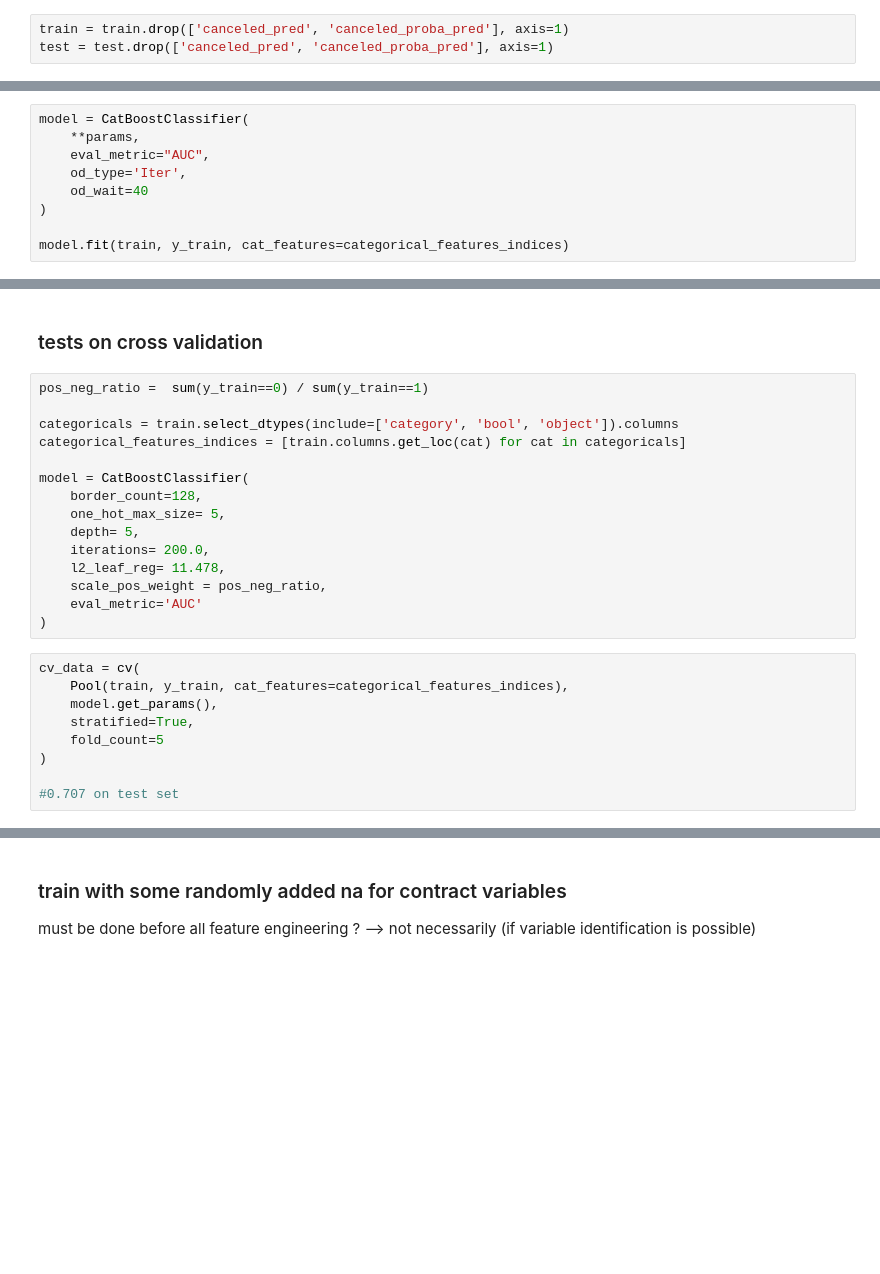
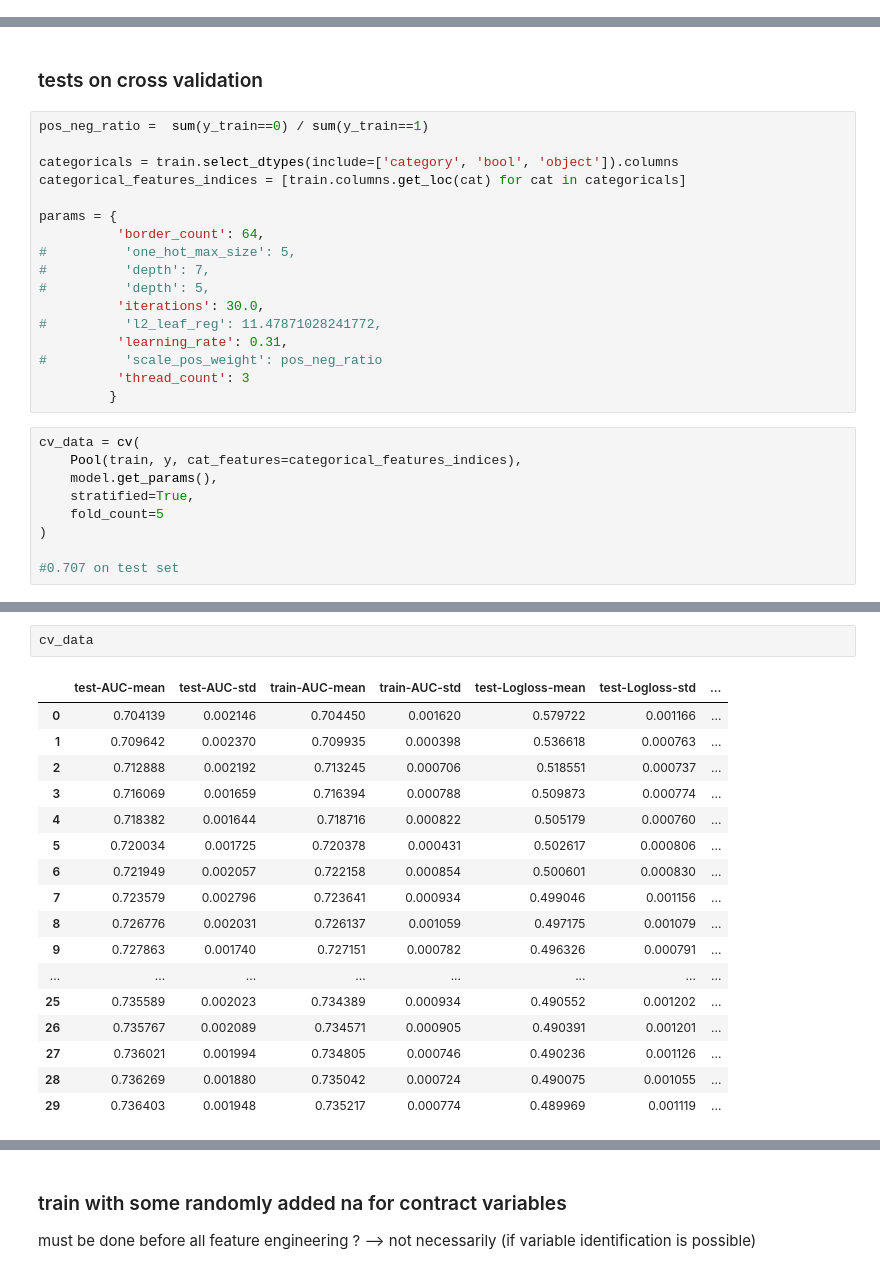
Before and after one commit to PhyxIt/DSC_home_service, a Jupyter notebook: notebooks/Modeling-Clean.ipynb, the cells around one changed output, grey strips where cells are left out. Saved outputs shown, nothing was run; the diff lists cells and outputs as text; blank space fills up the shorter version.

```diff
--- a/notebooks/Modeling-Clean.ipynb
+++ b/notebooks/Modeling-Clean.ipynb
@@ -419,9 +452,6 @@ cv_data = cv(Pool(X, y, cat_features=categorical_features_indices), model.get_pa
 print('Precise validation AUC score: {}'.format(np.max(cv_data['test-AUC-mean'])))
 # %% [markdown]
 ### Make submission
-# %%
-train = train.drop(['canceled_pred', 'canceled_proba_pred'], axis=1)
-test = test.drop(['canceled_pred', 'canceled_proba_pred'], axis=1)
 # %%
 categoricals = train.select_dtypes(include=['category', 'bool', 'object']).columns
 categorical_features_indices = [train.columns.get_loc(cat) for cat in categoricals]
@@ -444,9 +482,0 @@ params = {
-# %%
-model = CatBoostClassifier(
-    **params,
-    eval_metric="AUC",
-    od_type='Iter',
-    od_wait=40
-)
-
-model.fit(train, y_train, cat_features=categorical_features_indices)
@@ -498,18 +502,20 @@ pos_neg_ratio =  sum(y_train==0) / sum(y_train==1)
 categoricals = train.select_dtypes(include=['category', 'bool', 'object']).columns
 categorical_features_indices = [train.columns.get_loc(cat) for cat in categoricals]
 
-model = CatBoostClassifier(
-    border_count=128,
-    one_hot_max_size= 5,
-    depth= 5,
-    iterations= 200.0,
-    l2_leaf_reg= 11.478,
-    scale_pos_weight = pos_neg_ratio,
-    eval_metric='AUC'
-)
+params = {
+          'border_count': 64,
+#          'one_hot_max_size': 5,
+#          'depth': 7,
+#          'depth': 5,
+          'iterations': 30.0,
+#          'l2_leaf_reg': 11.47871028241772,
+          'learning_rate': 0.31,
+#          'scale_pos_weight': pos_neg_ratio
+          'thread_count': 3
+         }
 # %%
 cv_data = cv(
-    Pool(train, y_train, cat_features=categorical_features_indices),
+    Pool(train, y, cat_features=categorical_features_indices),
     model.get_params(),
     stratified=True,
     fold_count=5
@@ -519,2 +543,22 @@ cv_data = cv(
+# %%
+cv_data
+# %% [output]
+|  | test-AUC-mean | test-AUC-std | train-AUC-mean | train-AUC-std | test-Logloss-mean | test-Logloss-std | ... |
+| 0 | 0.704139 | 0.002146 | 0.704450 | 0.001620 | 0.579722 | 0.001166 | ... |
+| 1 | 0.709642 | 0.002370 | 0.709935 | 0.000398 | 0.536618 | 0.000763 | ... |
+| 2 | 0.712888 | 0.002192 | 0.713245 | 0.000706 | 0.518551 | 0.000737 | ... |
+| 3 | 0.716069 | 0.001659 | 0.716394 | 0.000788 | 0.509873 | 0.000774 | ... |
+| 4 | 0.718382 | 0.001644 | 0.718716 | 0.000822 | 0.505179 | 0.000760 | ... |
+| 5 | 0.720034 | 0.001725 | 0.720378 | 0.000431 | 0.502617 | 0.000806 | ... |
+| 6 | 0.721949 | 0.002057 | 0.722158 | 0.000854 | 0.500601 | 0.000830 | ... |
+| 7 | 0.723579 | 0.002796 | 0.723641 | 0.000934 | 0.499046 | 0.001156 | ... |
+| 8 | 0.726776 | 0.002031 | 0.726137 | 0.001059 | 0.497175 | 0.001079 | ... |
+| 9 | 0.727863 | 0.001740 | 0.727151 | 0.000782 | 0.496326 | 0.000791 | ... |
+| ... | ... | ... | ... | ... | ... | ... | ... |
+| 25 | 0.735589 | 0.002023 | 0.734389 | 0.000934 | 0.490552 | 0.001202 | ... |
+| 26 | 0.735767 | 0.002089 | 0.734571 | 0.000905 | 0.490391 | 0.001201 | ... |
+| 27 | 0.736021 | 0.001994 | 0.734805 | 0.000746 | 0.490236 | 0.001126 | ... |
+| 28 | 0.736269 | 0.001880 | 0.735042 | 0.000724 | 0.490075 | 0.001055 | ... |
+| 29 | 0.736403 | 0.001948 | 0.735217 | 0.000774 | 0.489969 | 0.001119 | ... |
 # %%
 cv_data.plot(y=['test-AUC-mean', 'train-AUC-mean'])
```
Also changed, not shown: parts of 54 cells of this notebook, 2 other files.
